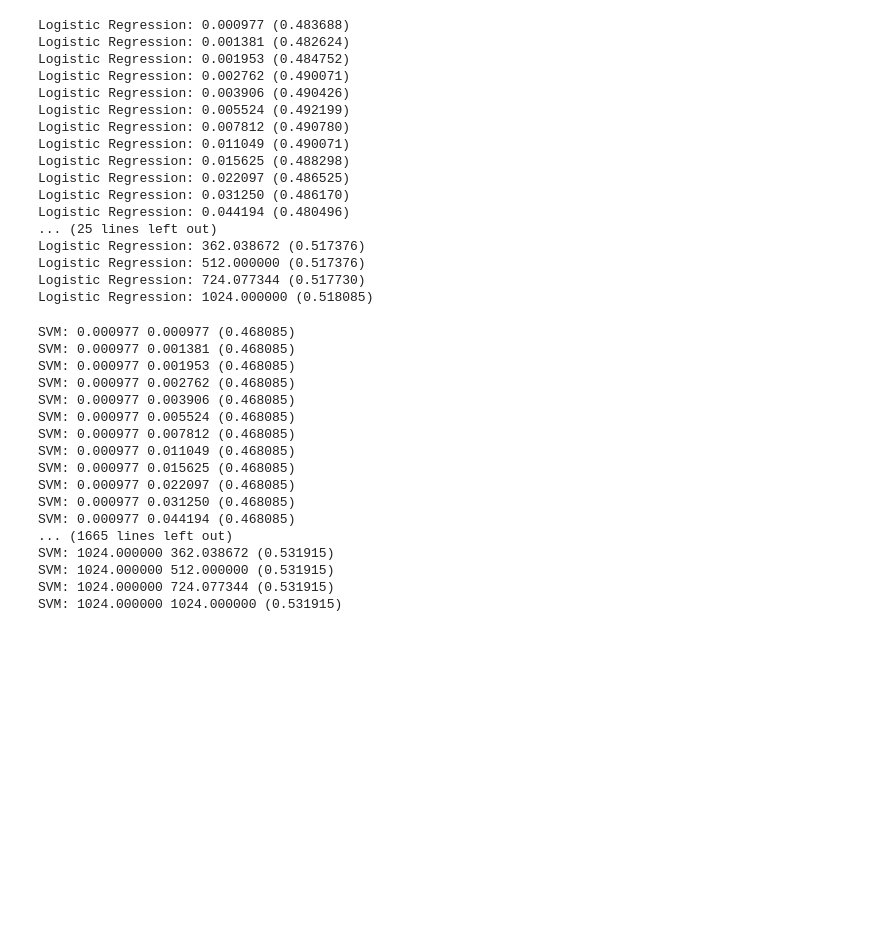
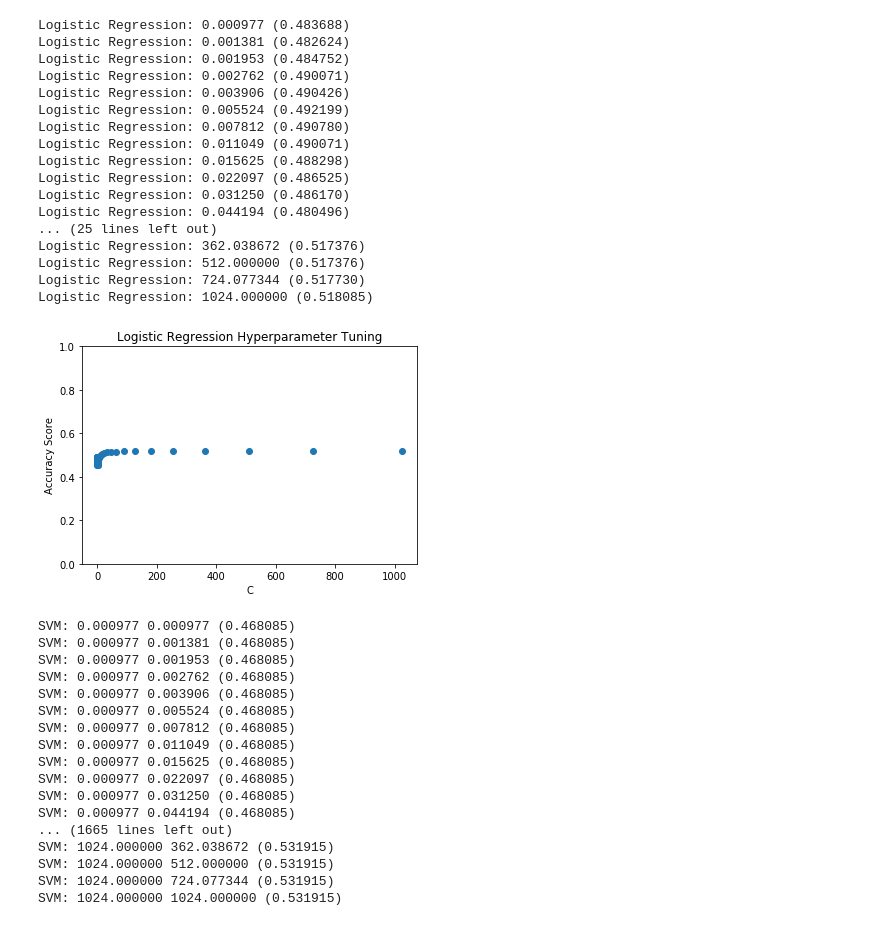
Before and after one commit to jason-wong-9/Predicting-Seizure-From-EEG, a Jupyter notebook: training/Notebook.ipynb, the cells around one changed output. Saved outputs shown, nothing was run; the diff lists cells and outputs as text; code cells hidden in the pictures; blank space fills up the shorter version.

Commit message:
created images

```diff
--- a/training/Notebook.ipynb
+++ b/training/Notebook.ipynb
@@ -25,6 +26,8 @@ testX = min_max_scaler.transform(testX)
 # %%
 logisticRegressionScore = 0
 logisticRegressionC = 2 ** -10
+logisticRegressionAllC = []
+logisticRegressionAllScore = []
 
 for i in np.arange(-10, 10.5, 0.5):
     c = 2 ** i;
@@ -37,6 +40,8 @@ for i in np.arange(-10, 10.5, 0.5):
         logisticRegressionC = c
     msg = "%s: %f (%f)" % ("Logistic Regression", c, score)
     print(msg)
+    logisticRegressionAllC.append(c);
+    logisticRegressionAllScore.append(score);
 # %% [output]
 Logistic Regression: 0.000977 (0.483688)
 Logistic Regression: 0.001381 (0.482624)
@@ -55,6 +60,15 @@ Logistic Regression: 362.038672 (0.517376)
 Logistic Regression: 512.000000 (0.517376)
 Logistic Regression: 724.077344 (0.517730)
 Logistic Regression: 1024.000000 (0.518085)
+# %%
+plt.title('Logistic Regression Hyperparameter Tuning')
+plt.scatter(logisticRegressionAllC, logisticRegressionAllScore)
+plt.ylim([-0,1.0])
+plt.ylabel('Accuracy Score')
+plt.xlabel('C')
+plt.show()
+# %% [output]
+[figure, added]
 # %%
 SVMScore = 0
 SVMC = 2 ** -10
```
Also changed, not shown: parts of 3 cells of this notebook, 4 other files.
